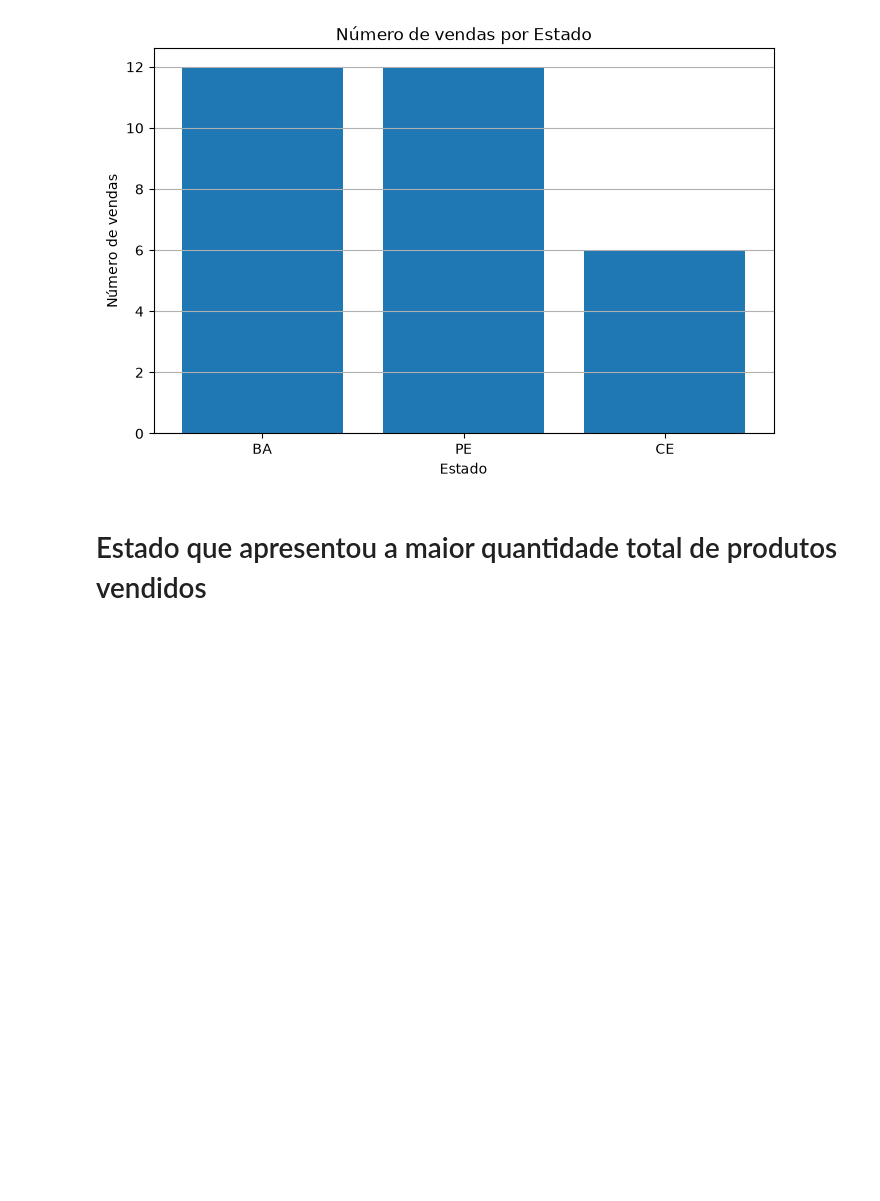
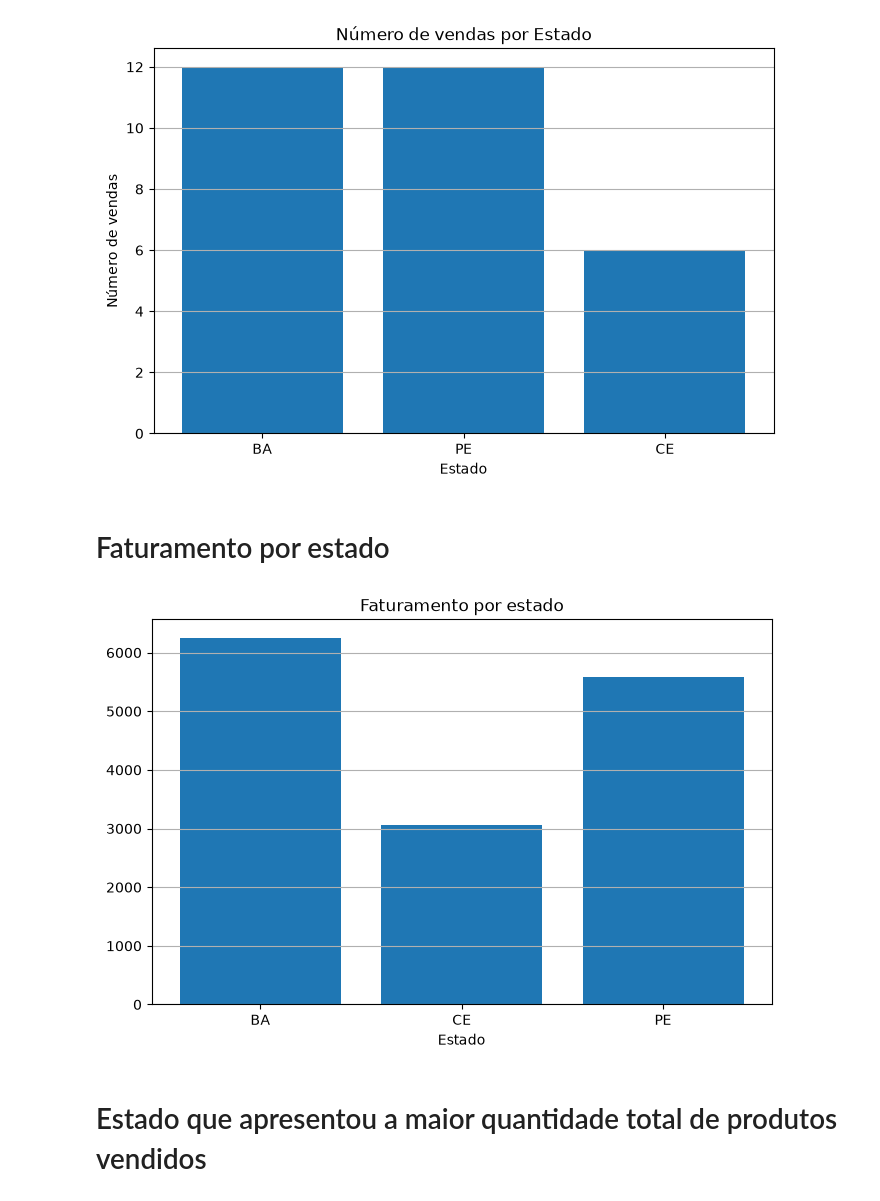
Before and after one commit to Lana230/analise_de_dados, a Jupyter notebook: atividade.ipynb, the cells around one changed output. Cells and saved outputs as stored; diff of their text form; code cells hidden in the pictures; blank space fills up the shorter version.

Commit message:
Corrigido a implementação das análise anteriores e completado a parte do faturamento

```diff
--- a/atividade.ipynb
+++ b/atividade.ipynb
@@ -78,6 +78,23 @@ plt.grid(axis="y")
 plt.show()
 # %% [output]
 [figure]
+# %% [markdown]
+# Faturamento por estado
+# %%
+faturamento_estado = (
+    df.groupby("Estado")["Valor_Venda"].sum().reset_index()
+)
+
+faturamento_estado.head()
+
+plt.figure(figsize=(8, 5))
+plt.bar(faturamento_estado["Estado"], faturamento_estado["Valor_Venda"])
+plt.title("Faturamento por estado")
+plt.xlabel("Estado")
+plt.grid(axis="y")
+plt.show()
+# %% [output]
+[figure, added]
 # %% [markdown]
 # Estado que apresentou a maior quantidade total de produtos vendidos
 # %%
```
Also changed, not shown: parts of 3 cells of this notebook.
